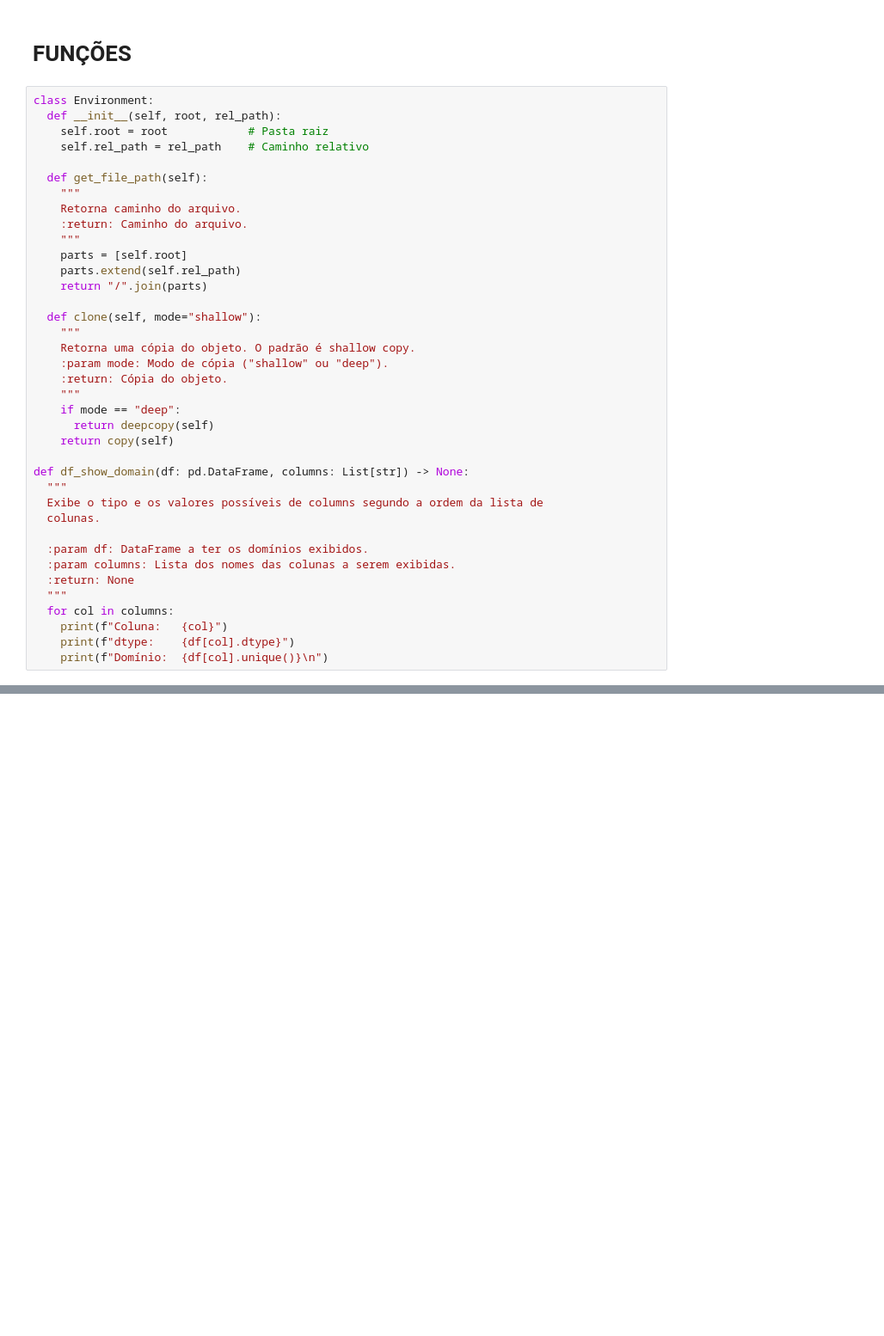
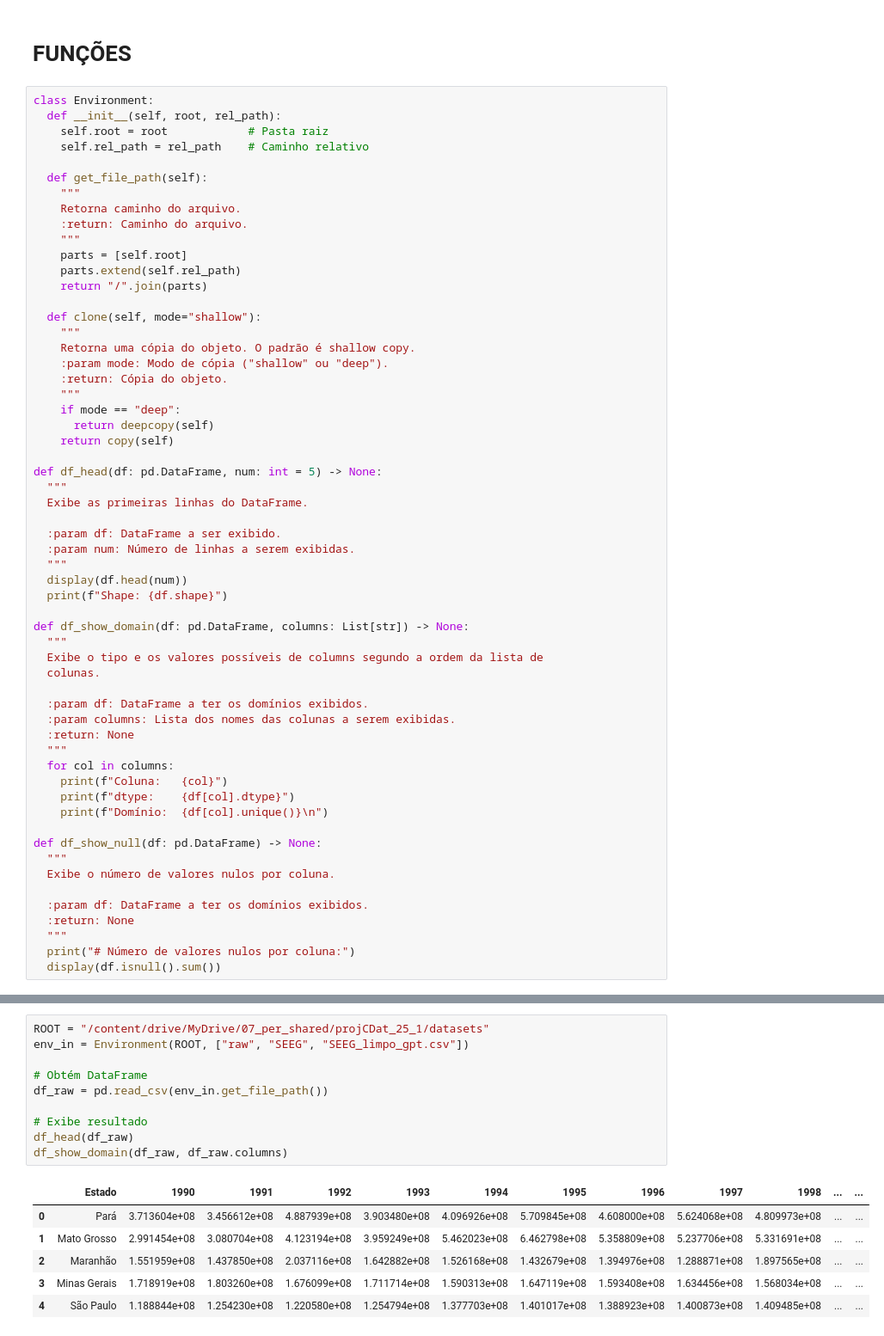
Before and after one commit to SirSirocco/DataScience_2025_1, a Jupyter notebook: src/SEEG/seeg_cooking.ipynb, the cells around one changed output, grey strips where cells are left out. Shown: that part at 86% size. Saved outputs shown, nothing was run; the diff lists cells and outputs as text; blank space fills up the shorter version.

```diff
--- a/src/SEEG/seeg_cooking.ipynb
+++ b/src/SEEG/seeg_cooking.ipynb
@@ -32,6 +33,16 @@ class Environment:
       return deepcopy(self)
     return copy(self)
 
+def df_head(df: pd.DataFrame, num: int = 5) -> None:
+  """
+  Exibe as primeiras linhas do DataFrame.
+
+  :param df: DataFrame a ser exibido.
+  :param num: Número de linhas a serem exibidas.
+  """
+  display(df.head(num))
+  print(f"Shape: {df.shape}")
+
 def df_show_domain(df: pd.DataFrame, columns: List[str]) -> None:
   """
   Exibe o tipo e os valores possíveis de columns segundo a ordem da lista de
@@ -45,3 +56,13 @@ def df_show_domain(df: pd.DataFrame, columns: List[str]) -> None:
     print(f"Coluna:   {col}")
     print(f"dtype:    {df[col].dtype}")
     print(f"Domínio:  {df[col].unique()}\n")
+
+def df_show_null(df: pd.DataFrame) -> None:
+  """
+  Exibe o número de valores nulos por coluna.
+
+  :param df: DataFrame a ter os domínios exibidos.
+  :return: None
+  """
+  print("# Número de valores nulos por coluna:")
+  display(df.isnull().sum())
@@ -78,0 +122,17 @@ Domínio:  [2000 2001 2002 2003 2004 2005 2006 2007 2008 2009 2010 2011 2012 201
+# %%
+ROOT = "/content/drive/MyDrive/07_per_shared/projCDat_25_1/datasets"
+env_in = Environment(ROOT, ["raw", "SEEG", "SEEG_limpo_gpt.csv"])
+
+# Obtém DataFrame
+df_raw = pd.read_csv(env_in.get_file_path())
+
+# Exibe resultado
+df_head(df_raw)
+df_show_domain(df_raw, df_raw.columns)
+# %% [output]
+|  | Estado | 1990 | 1991 | 1992 | 1993 | 1994 | 1995 | 1996 | 1997 | 1998 | ... | ... |
+| 0 | Pará | 3.713604e+08 | 3.456612e+08 | 4.887939e+08 | 3.903480e+08 | 4.096926e+08 | 5.709845e+08 | 4.608000e+08 | 5.624068e+08 | 4.809973e+08 | ... | ... |
+| 1 | Mato Grosso | 2.991454e+08 | 3.080704e+08 | 4.123194e+08 | 3.959249e+08 | 5.462023e+08 | 6.462798e+08 | 5.358809e+08 | 5.237706e+08 | 5.331691e+08 | ... | ... |
+| 2 | Maranhão | 1.551959e+08 | 1.437850e+08 | 2.037116e+08 | 1.642882e+08 | 1.526168e+08 | 1.432679e+08 | 1.394976e+08 | 1.288871e+08 | 1.897565e+08 | ... | ... |
+| 3 | Minas Gerais | 1.718919e+08 | 1.803260e+08 | 1.676099e+08 | 1.711714e+08 | 1.590313e+08 | 1.647119e+08 | 1.593408e+08 | 1.634456e+08 | 1.568034e+08 | ... | ... |
+| 4 | São Paulo | 1.188844e+08 | 1.254230e+08 | 1.220580e+08 | 1.254794e+08 | 1.377703e+08 | 1.401017e+08 | 1.388923e+08 | 1.400873e+08 | 1.409485e+08 | ... | ... |
```
Also changed, not shown: parts of 24 cells of this notebook, 3 other files.
